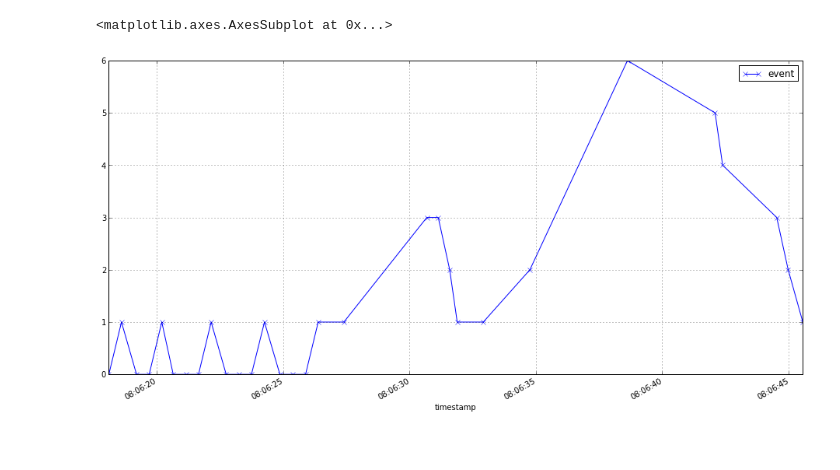
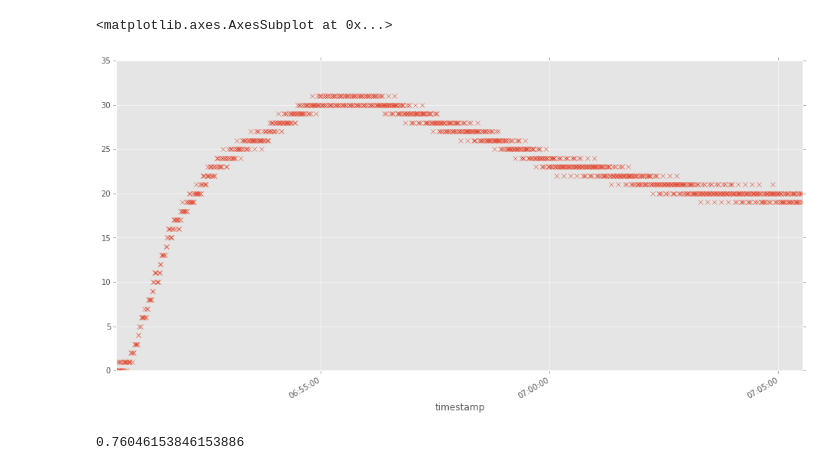
Before and after one commit to herrfz/sandbox, a Jupyter notebook: qsize_analysis.ipynb, the cells around one changed output. Saved outputs shown, nothing was run; the diff lists cells and outputs as text; code cells hidden in the pictures.

Commit message:
use lab test file, add long running test ctrlr

```diff
--- a/qsize_analysis.ipynb
+++ b/qsize_analysis.ipynb
@@ -17,0 +8,3 @@ import time
+# %%
+%pylab inline
+style.use('ggplot')
@@ -18,8 +18,2 @@ import time
 # %%
-parse = lambda x: dt.datetime.strptime(x, '%Y-%m-%d %H:%M:%S,%f')
-
-logfile = pd.read_csv('test.log', sep=' ', header=None, parse_dates=[[0, 1]],
-                      date_parser=parse, error_bad_lines=False)
-logfile.columns = ['timestamp', 'event']
-logfile = logfile.set_index('timestamp')
-logfile.head(10)
+parse_datetime = lambda x: dt.datetime.strptime(x, '%Y-%m-%d %H:%M:%S %f')
@@ -47,5 +20,20 @@ Populating the interactive namespace from numpy and matplotlib
-# %%
-logfile.plot(figsize=(16, 8), style='x-')
-# %% [output]
-<matplotlib.axes.AxesSubplot at 0x...>
-[figure, removed]
+# %%
+logfilename = 'test_25.log'
+logfile = pd.read_csv(logfilename, header=None, error_bad_lines=False)
+logfile['timestamp'] = (logfile[0] + ' ' + logfile[1].astype(str)).apply(parse_datetime)
+logfile = logfile.drop([0, 1], axis=1)
+logfile = logfile.set_index('timestamp')
+logfile.columns = ['cid', 'qsize']
+
+# queue size over time
+logfile.qsize.plot(figsize=(16, 8), style='x')
+# %% [output]
+<matplotlib.axes.AxesSubplot at 0x...>
+[figure, added]
+# %%
+# average processing time
+t = logfile.reset_index().timestamp
+t_1 = logfile.reset_index().timestamp.shift()
+(t - t_1).fillna(0).apply(lambda x: x / np.timedelta64(1, 's')).mean()
+# %% [output]
+0.76046153846153886
```
Also changed, not shown: parts of 9 cells of this notebook, 2 other files.
